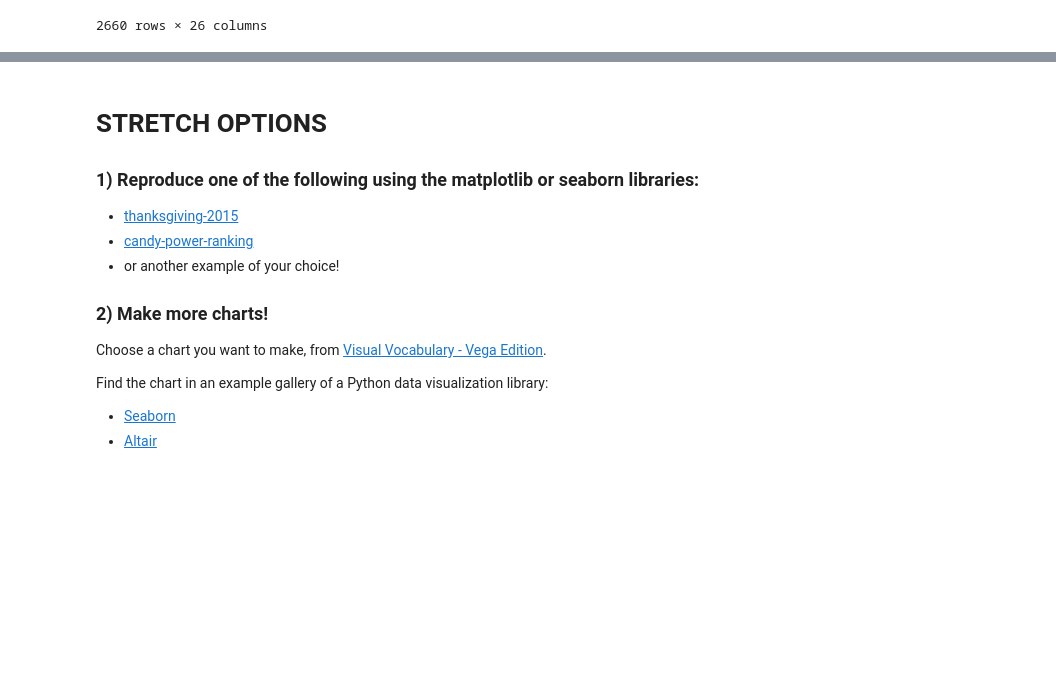
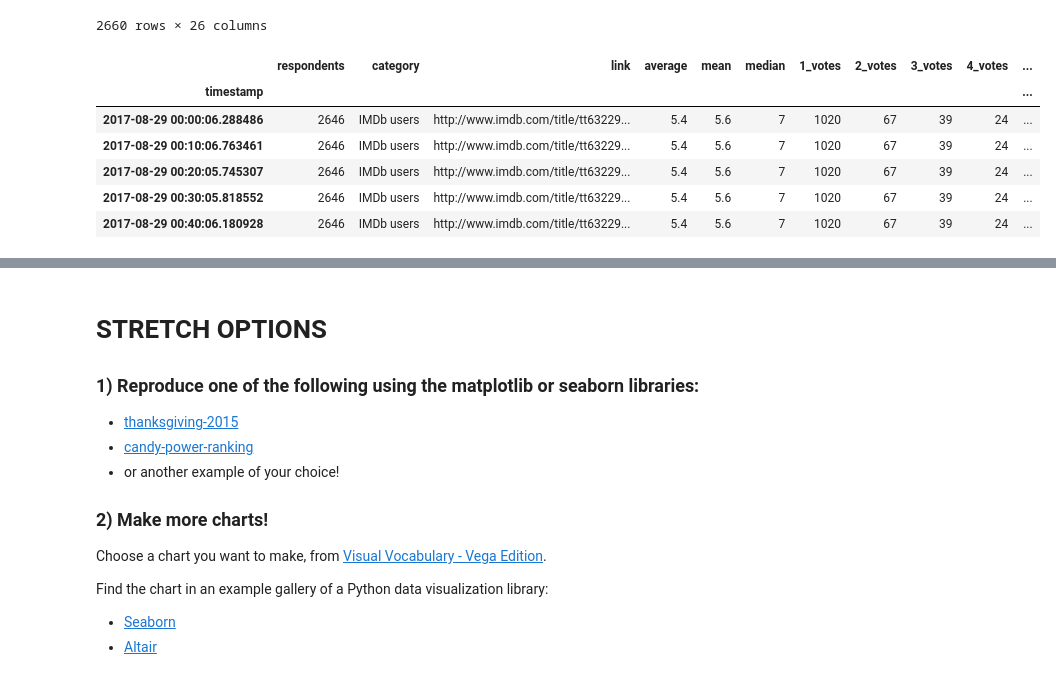
Before and after one commit to ahvblackwelltech/DS-Unit-1-Sprint-2-Data-Wrangling-and-Storytelling, a Jupyter notebook: module3-make-explanatory-visualizations/Ahvi_Blackwell_LS_DSPT3_123_Make_Explanatory_Visualizations_Assignment.ipynb, the cells around one changed output, grey strips where cells are left out. Saved outputs shown, nothing was run; the diff lists cells and outputs as text; code cells hidden in the pictures; blank space fills up the shorter version.

```diff
--- a/module3-make-explanatory-visualizations/Ahvi_Blackwell_LS_DSPT3_123_Make_Explanatory_Visualizations_Assignment.ipynb
+++ b/module3-make-explanatory-visualizations/Ahvi_Blackwell_LS_DSPT3_123_Make_Explanatory_Visualizations_Assignment.ipynb
@@ -369,0 +388,10 @@ df['2017-08-29']
+# %%
+lastday_filtered.head()
+# %% [output]
+|  | respondents | category | link | average | mean | median | 1_votes | 2_votes | 3_votes | 4_votes | ... |
+| timestamp |  |  |  |  |  |  |  |  |  |  | ... |
+| 2017-08-29 00:00:06.288486 | 2646 | IMDb users | http://www.imdb.com/title/tt63229... | 5.4 | 5.6 | 7 | 1020 | 67 | 39 | 24 | ... |
+| 2017-08-29 00:10:06.763461 | 2646 | IMDb users | http://www.imdb.com/title/tt63229... | 5.4 | 5.6 | 7 | 1020 | 67 | 39 | 24 | ... |
+| 2017-08-29 00:20:05.745307 | 2646 | IMDb users | http://www.imdb.com/title/tt63229... | 5.4 | 5.6 | 7 | 1020 | 67 | 39 | 24 | ... |
+| 2017-08-29 00:30:05.818552 | 2646 | IMDb users | http://www.imdb.com/title/tt63229... | 5.4 | 5.6 | 7 | 1020 | 67 | 39 | 24 | ... |
+| 2017-08-29 00:40:06.180928 | 2646 | IMDb users | http://www.imdb.com/title/tt63229... | 5.4 | 5.6 | 7 | 1020 | 67 | 39 | 24 | ... |
```
Also changed, not shown: parts of 12 cells of this notebook.
